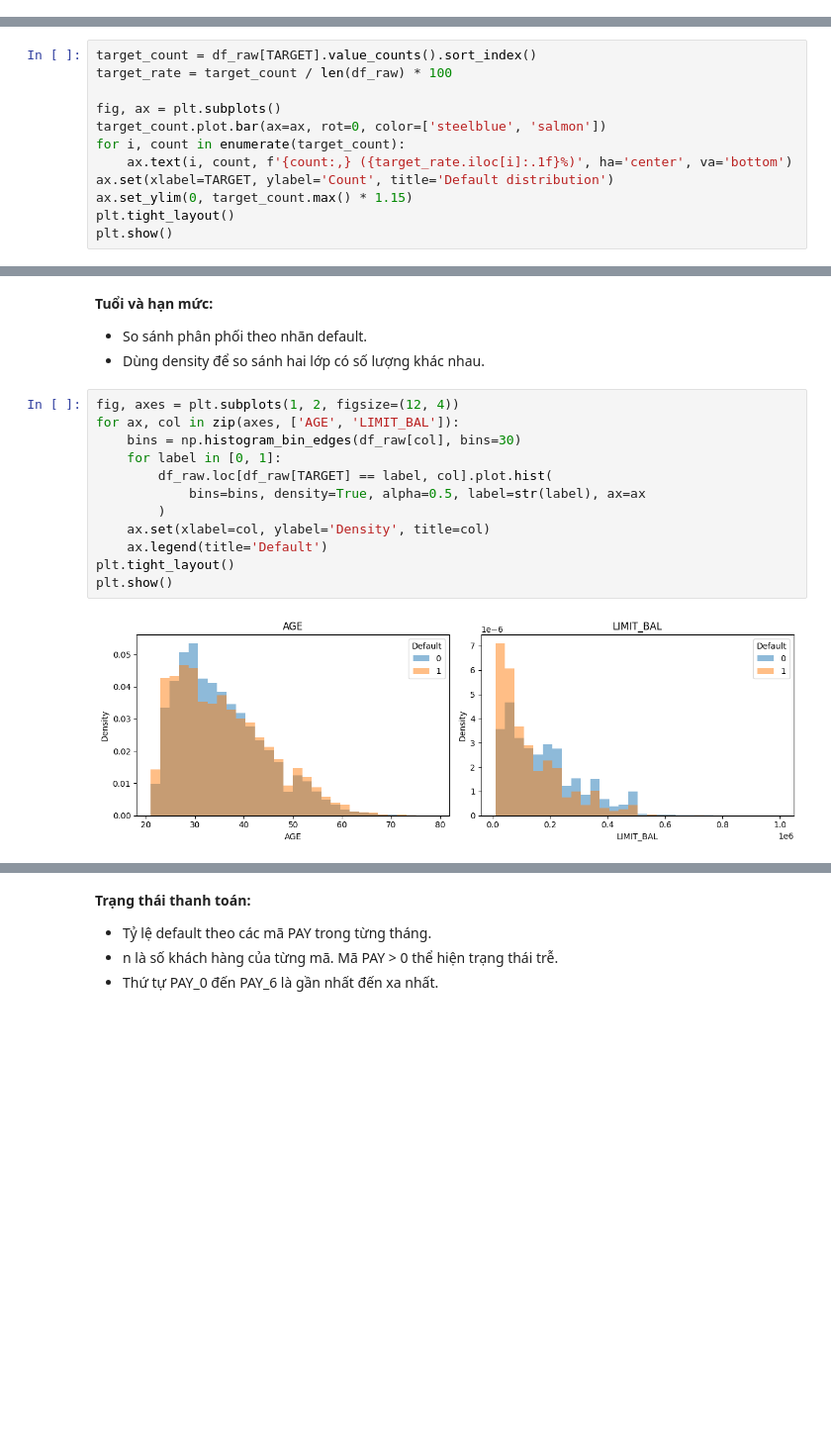
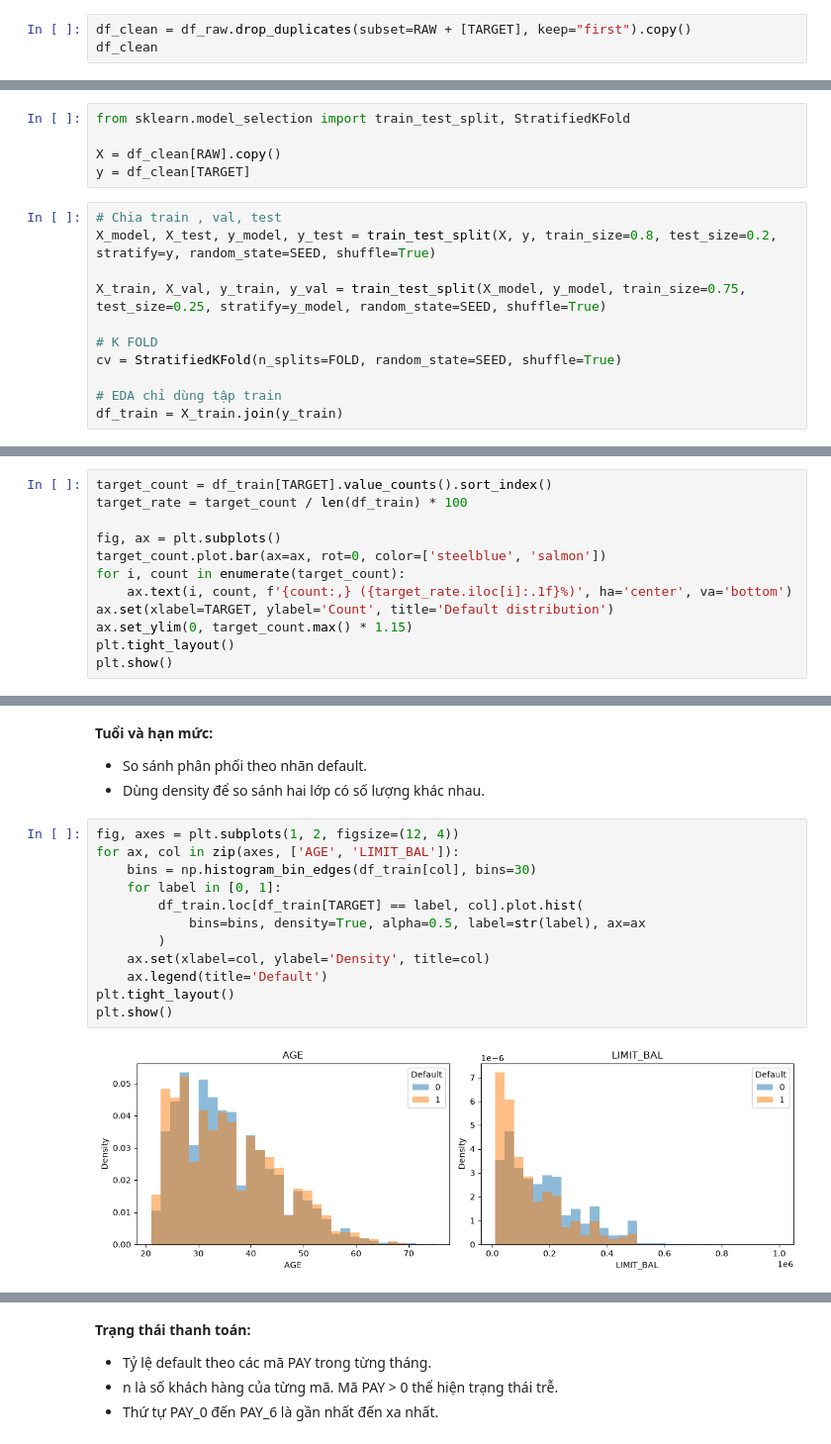
Before and after one commit to baokhanh1410/statistic, a Jupyter notebook: notebook.ipynb, the cells around one changed output, grey strips where cells are left out. Shown at 99% size. Cells and saved outputs as stored; diff of their text form; blank space fills up the shorter version.

```diff
--- a/notebook.ipynb
+++ b/notebook.ipynb
@@ -33,0 +29,3 @@ df_raw
+# %%
+df_clean = df_raw.drop_duplicates(subset=RAW + [TARGET], keep="first").copy()
+df_clean
@@ -33,0 +52,16 @@ df_raw
+# %%
+from sklearn.model_selection import train_test_split, StratifiedKFold
+
+X = df_clean[RAW].copy()
+y = df_clean[TARGET]
+# %%
+# Chia train , val, test
+X_model, X_test, y_model, y_test = train_test_split(X, y, train_size=0.8, test_size=0.2, stratify=y, random_state=SEED, shuffle=True)
+
+X_train, X_val, y_train, y_val = train_test_split(X_model, y_model, train_size=0.75, test_size=0.25, stratify=y_model, random_state=SEED, shuffle=True)
+
+# K FOLD
+cv = StratifiedKFold(n_splits=FOLD, random_state=SEED, shuffle=True)
+
+# EDA chỉ dùng tập train
+df_train = X_train.join(y_train)
@@ -88,8 +132,8 @@ plt.rcParams['figure.figsize'] = (10, 4)
 + 0: không default. 1: default.
 + Xem số lượng và tỷ lệ của hai lớp.
 # %%
-target_count = df_raw[TARGET].value_counts().sort_index()
-target_rate = target_count / len(df_raw) * 100
+target_count = df_train[TARGET].value_counts().sort_index()
+target_rate = target_count / len(df_train) * 100
 
 fig, ax = plt.subplots()
 target_count.plot.bar(ax=ax, rot=0, color=['steelblue', 'salmon'])
@@ -108,16 +152,16 @@ plt.show()
 # %%
 fig, axes = plt.subplots(1, 2, figsize=(12, 4))
 for ax, col in zip(axes, ['AGE', 'LIMIT_BAL']):
-    bins = np.histogram_bin_edges(df_raw[col], bins=30)
+    bins = np.histogram_bin_edges(df_train[col], bins=30)
     for label in [0, 1]:
-        df_raw.loc[df_raw[TARGET] == label, col].plot.hist(
+        df_train.loc[df_train[TARGET] == label, col].plot.hist(
             bins=bins, density=True, alpha=0.5, label=str(label), ax=ax
         )
     ax.set(xlabel=col, ylabel='Density', title=col)
     ax.legend(title='Default')
 plt.tight_layout()
 plt.show()
 # %% [output]
-[figure, old version]
+[figure, new version]
 # %% [markdown]
 **Biến phân loại:**
```
Also changed, not shown: parts of 43 cells of this notebook.
